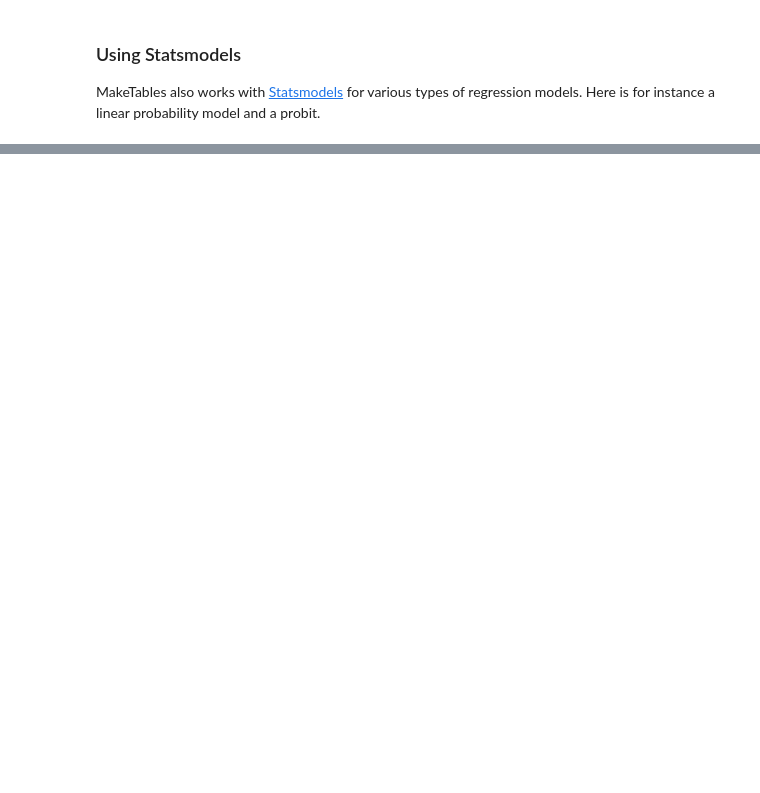
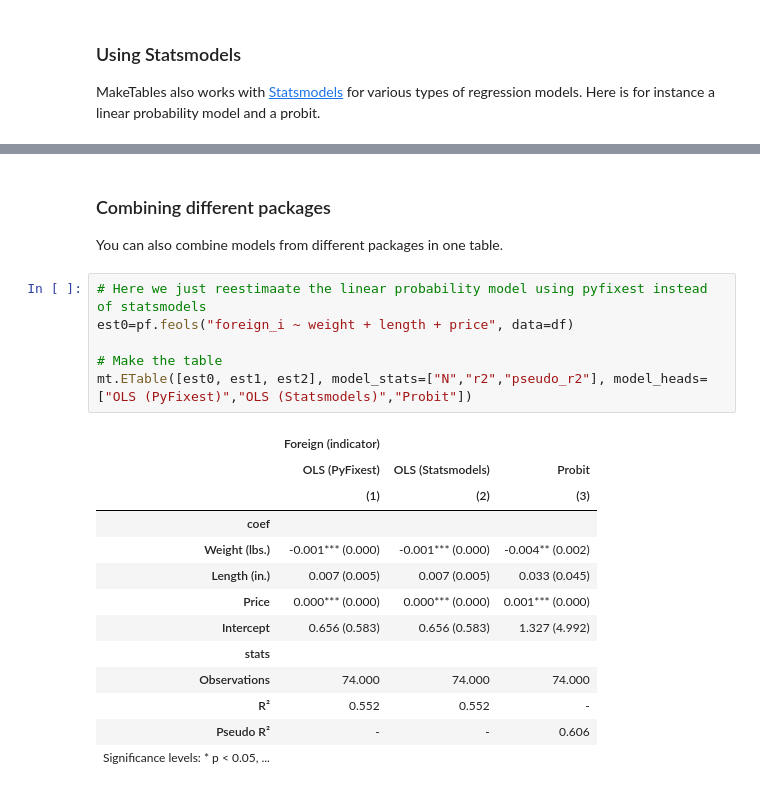
Before and after one commit to dsliwka/maketables, a Jupyter notebook: getting-started.ipynb, the cells around one changed output, grey strips where cells are left out. Saved outputs shown, nothing was run; the diff lists cells and outputs as text; blank space fills up the shorter version.

Commit message:
add example table  to getting started combining results from different packages;  bug fix in integer formatting

```diff
--- a/getting-started.ipynb
+++ b/getting-started.ipynb
@@ -105,3 +205,27 @@ mt.ETable([est1, est2], model_stats=["N","r2","pseudo_r2"], model_heads=["OLS","
 | R² | 0.552 | - |
 | Pseudo R² | - | 0.606 |
 | Significance levels: * p < 0.05, ... |  |  |
+# %% [markdown]
+### Combining different packages
+
+You can also combine models from different packages in one table.
+# %%
+# Here we just reestimaate the linear probability model using pyfixest instead of statsmodels
+est0=pf.feols("foreign_i ~ weight + length + price", data=df)
+
+# Make the table
+mt.ETable([est0, est1, est2], model_stats=["N","r2","pseudo_r2"], model_heads=["OLS (PyFixest)","OLS (Statsmodels)","Probit"])
+# %% [output]
+|  | Foreign (indicator) |  |  |
+|  | OLS (PyFixest) | OLS (Statsmodels) | Probit |
+|  | (1) | (2) | (3) |
+| coef |  |  |  |
+| Weight (lbs.) | -0.001*** (0.000) | -0.001*** (0.000) | -0.004** (0.002) |
+| Length (in.) | 0.007 (0.005) | 0.007 (0.005) | 0.033 (0.045) |
+| Price | 0.000*** (0.000) | 0.000*** (0.000) | 0.001*** (0.000) |
+| Intercept | 0.656 (0.583) | 0.656 (0.583) | 1.327 (4.992) |
+| stats |  |  |  |
+| Observations | 74.000 | 74.000 | 74.000 |
+| R² | 0.552 | 0.552 | - |
+| Pseudo R² | - | - | 0.606 |
+| Significance levels: * p < 0.05, ... |  |  |  |
```
Also changed, not shown: parts of 8 cells of this notebook, 2 other files.
